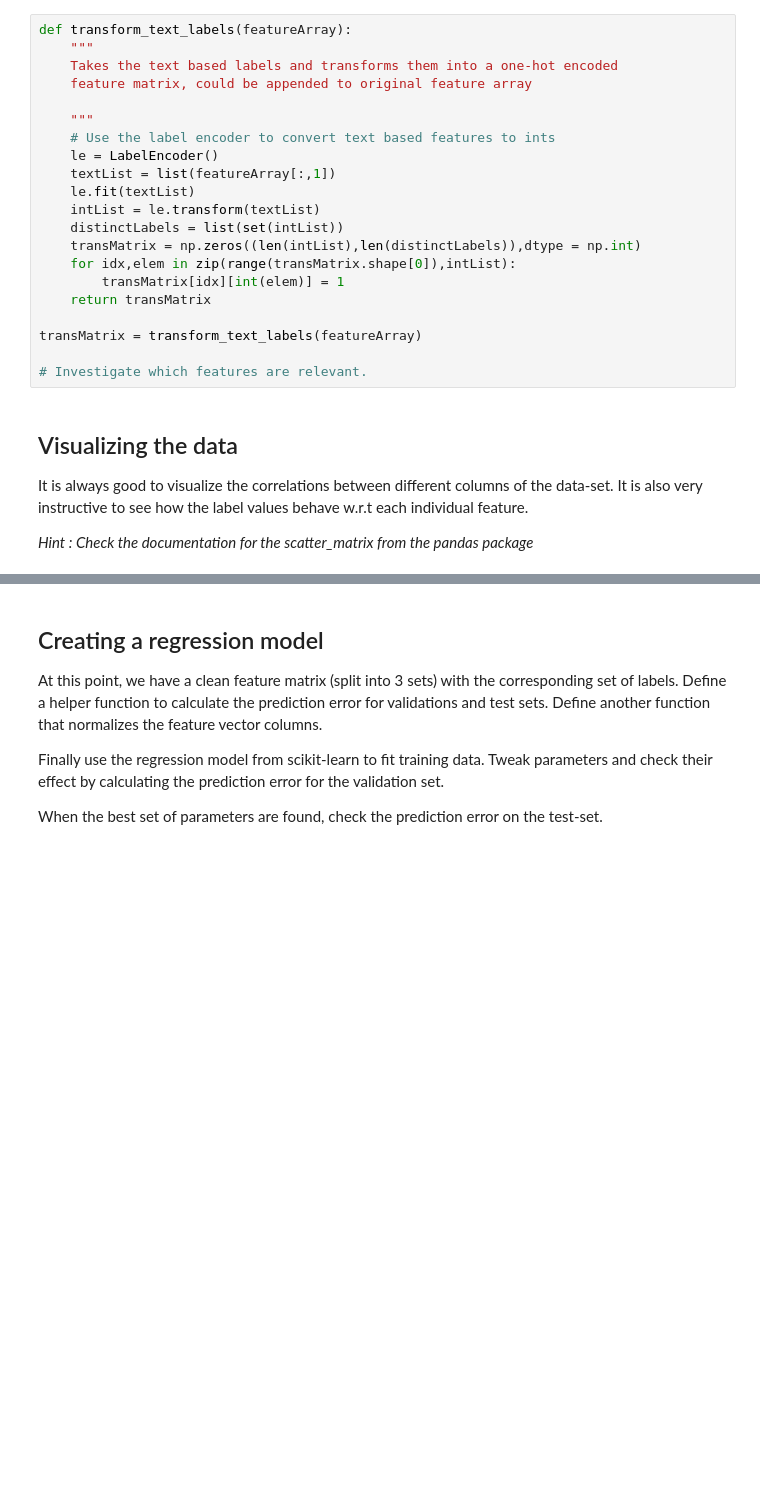
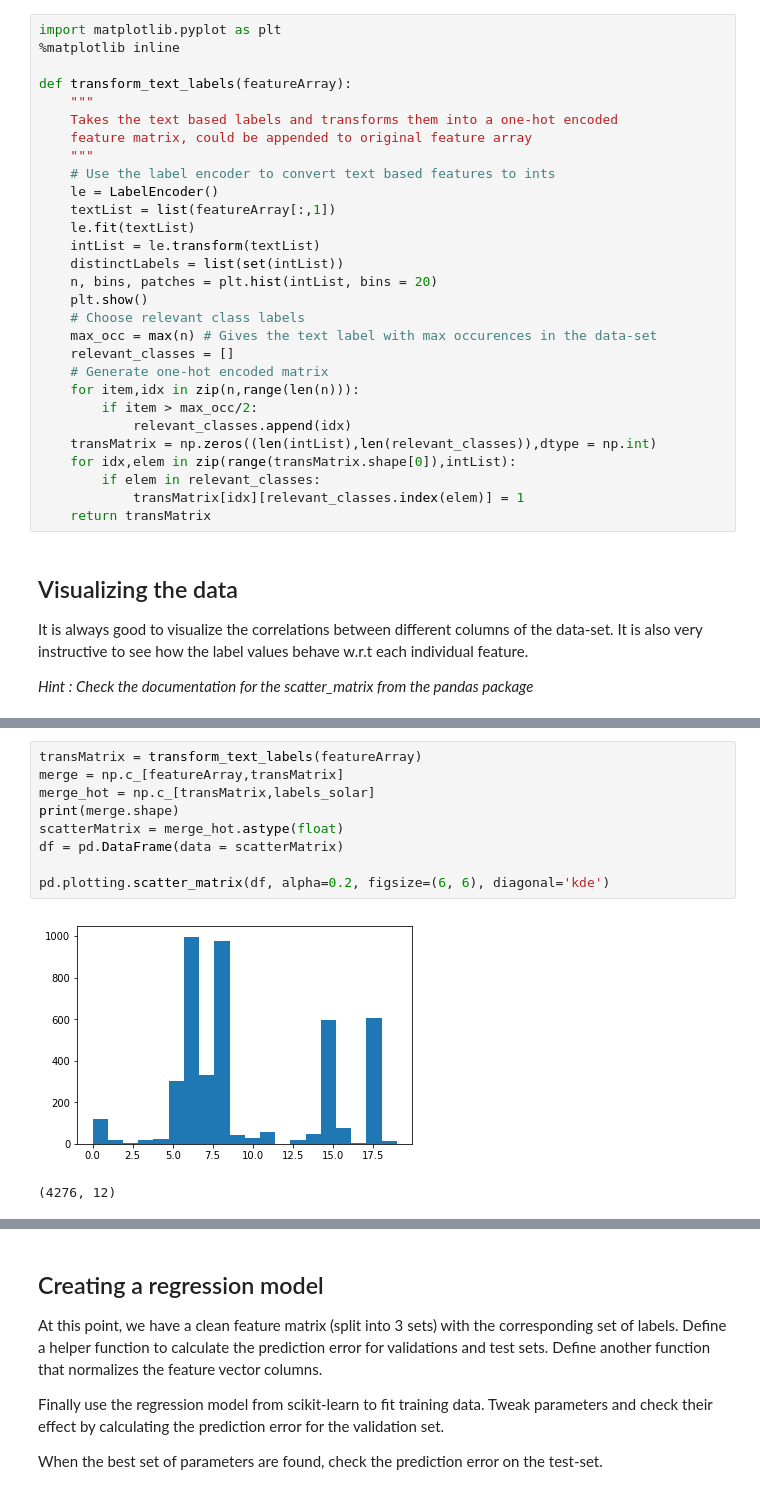
Before and after one commit to ishaanb92/IoT-Assignment, a Jupyter notebook: Assignment.ipynb, the cells around one changed output, grey strips where cells are left out. Drawn from its saved outputs; the diff is of its cells as text; blank space fills up the shorter version.

```diff
--- a/Assignment.ipynb
+++ b/Assignment.ipynb
@@ -322,9 +321,11 @@ data_train,labels_train,data_val,labels_val,data_test,labels_test = split_datase
 # %%
+import matplotlib.pyplot as plt
+%matplotlib inline
+
 def transform_text_labels(featureArray):
     """
     Takes the text based labels and transforms them into a one-hot encoded
     feature matrix, could be appended to original feature array
-
     """
     # Use the label encoder to convert text based features to ints
     le = LabelEncoder()
@@ -332,14 +333,20 @@ def transform_text_labels(featureArray):
     le.fit(textList)
     intList = le.transform(textList)
     distinctLabels = list(set(intList))
-    transMatrix = np.zeros((len(intList),len(distinctLabels)),dtype = np.int)
+    n, bins, patches = plt.hist(intList, bins = 20)
+    plt.show()
+    # Choose relevant class labels
+    max_occ = max(n) # Gives the text label with max occurences in the data-set
+    relevant_classes = []
+    # Generate one-hot encoded matrix
+    for item,idx in zip(n,range(len(n))):
+        if item > max_occ/2:
+            relevant_classes.append(idx)
+    transMatrix = np.zeros((len(intList),len(relevant_classes)),dtype = np.int)
     for idx,elem in zip(range(transMatrix.shape[0]),intList):
-        transMatrix[idx][int(elem)] = 1
+        if elem in relevant_classes:
+            transMatrix[idx][relevant_classes.index(elem)] = 1
     return transMatrix
-
-transMatrix = transform_text_labels(featureArray)
-
-# Investigate which features are relevant.
 # %% [markdown]
 ## Visualizing the data
 
@@ -385,0 +391,12 @@ array([[<matplotlib.axes._subplots.AxesSubplot object at 0x...>,
+# %%
+transMatrix = transform_text_labels(featureArray)
+merge = np.c_[featureArray,transMatrix]
+merge_hot = np.c_[transMatrix,labels_solar]
+print(merge.shape)
+scatterMatrix = merge_hot.astype(float)
+df = pd.DataFrame(data = scatterMatrix)
+
+pd.plotting.scatter_matrix(df, alpha=0.2, figsize=(6, 6), diagonal='kde')
+# %% [output]
+[figure, added]
+(4276, 12)
```
Also changed, not shown: parts of 10 cells of this notebook.
